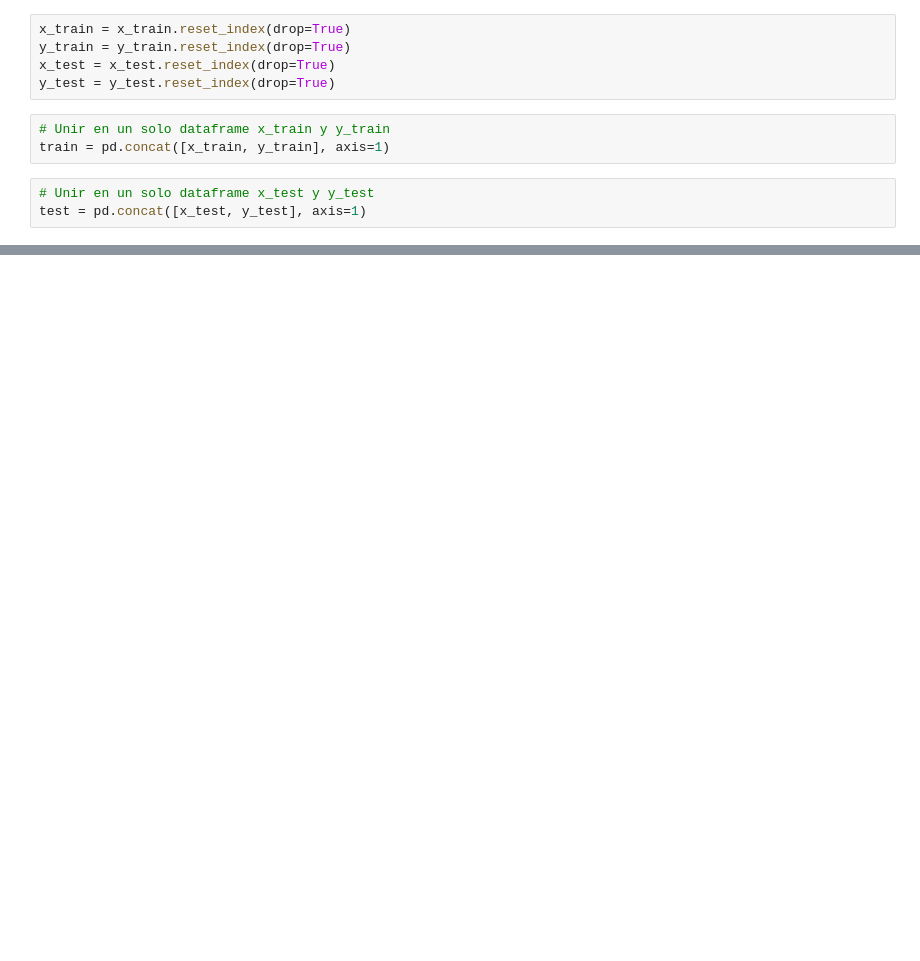
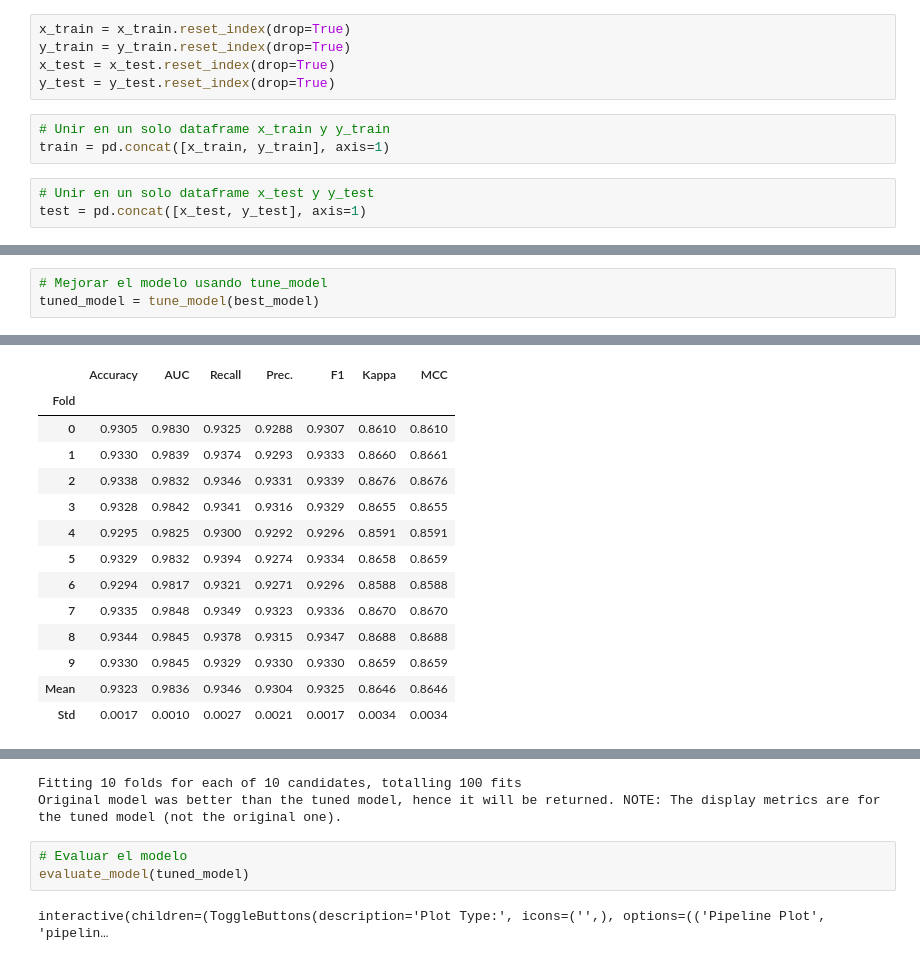
Before and after one commit to No-Country-simulation/equipo-s20-08-data, a Jupyter notebook: MODEL ML/model.ipynb, the cells around one changed output, grey strips where cells are left out. Drawn from its saved outputs; the diff is of its cells as text; blank space fills up the shorter version.

Commit message:
Update model and save

```diff
--- a/MODEL ML/model.ipynb
+++ b/MODEL ML/model.ipynb
@@ -178,0 +228,4 @@ plot_model(best_model, plot='feature')
+# %%
+# Mejorar el modelo usando tune_model
+tuned_model = tune_model(best_model)
+# %% [output]
@@ -178,0 +233,14 @@ plot_model(best_model, plot='feature')
+|  | Accuracy | AUC | Recall | Prec. | F1 | Kappa | MCC |
+| Fold |  |  |  |  |  |  |  |
+| 0 | 0.9305 | 0.9830 | 0.9325 | 0.9288 | 0.9307 | 0.8610 | 0.8610 |
+| 1 | 0.9330 | 0.9839 | 0.9374 | 0.9293 | 0.9333 | 0.8660 | 0.8661 |
+| 2 | 0.9338 | 0.9832 | 0.9346 | 0.9331 | 0.9339 | 0.8676 | 0.8676 |
+| 3 | 0.9328 | 0.9842 | 0.9341 | 0.9316 | 0.9329 | 0.8655 | 0.8655 |
+| 4 | 0.9295 | 0.9825 | 0.9300 | 0.9292 | 0.9296 | 0.8591 | 0.8591 |
+| 5 | 0.9329 | 0.9832 | 0.9394 | 0.9274 | 0.9334 | 0.8658 | 0.8659 |
+| 6 | 0.9294 | 0.9817 | 0.9321 | 0.9271 | 0.9296 | 0.8588 | 0.8588 |
+| 7 | 0.9335 | 0.9848 | 0.9349 | 0.9323 | 0.9336 | 0.8670 | 0.8670 |
+| 8 | 0.9344 | 0.9845 | 0.9378 | 0.9315 | 0.9347 | 0.8688 | 0.8688 |
+| 9 | 0.9330 | 0.9845 | 0.9329 | 0.9330 | 0.9330 | 0.8659 | 0.8659 |
+| Mean | 0.9323 | 0.9836 | 0.9346 | 0.9304 | 0.9325 | 0.8646 | 0.8646 |
+| Std | 0.0017 | 0.0010 | 0.0027 | 0.0021 | 0.0017 | 0.0034 | 0.0034 |
@@ -178,0 +248,7 @@ plot_model(best_model, plot='feature')
+Fitting 10 folds for each of 10 candidates, totalling 100 fits
+Original model was better than the tuned model, hence it will be returned. NOTE: The display metrics are for the tuned model (not the original one).
+# %%
+# Evaluar el modelo
+evaluate_model(tuned_model)
+# %% [output]
+interactive(children=(ToggleButtons(description='Plot Type:', icons=('',), options=(('Pipeline Plot', 'pipelin…
```
Also changed, not shown: parts of 19 cells of this notebook, 2 other files.
